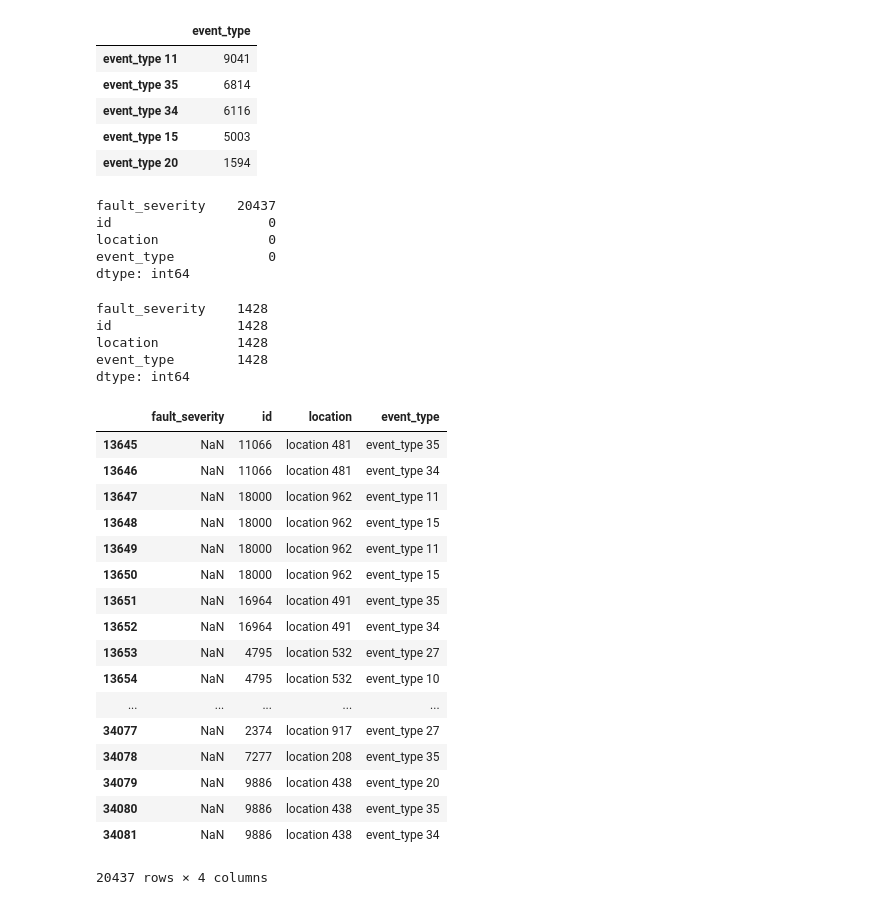
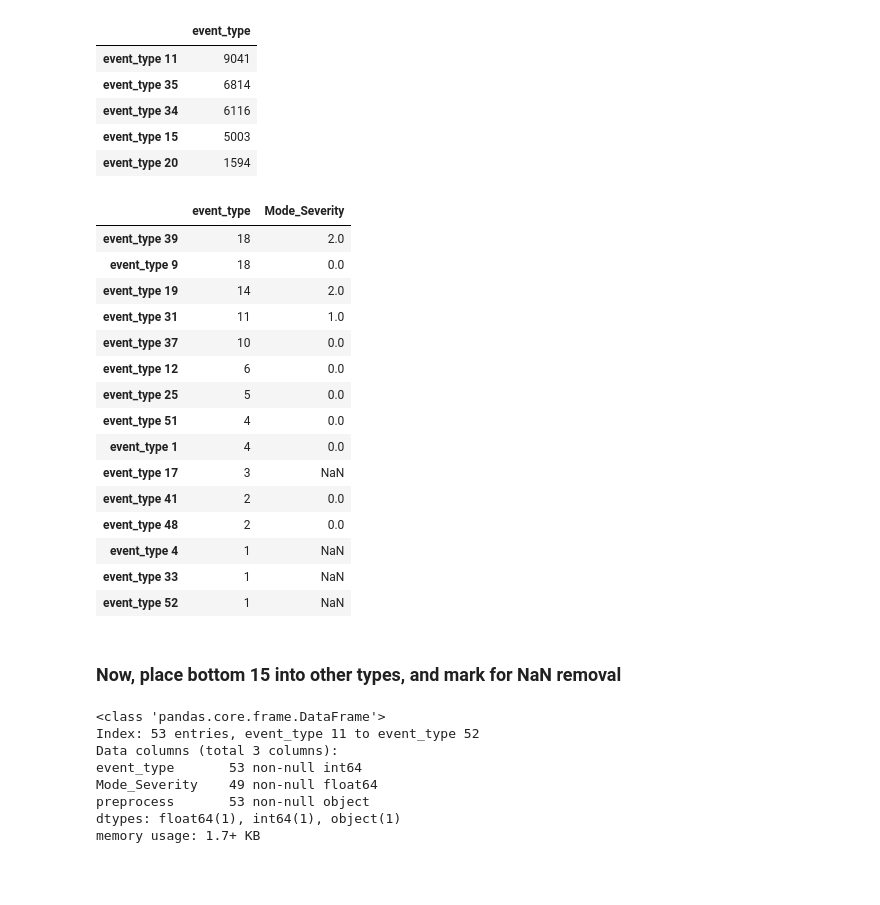
Before and after one commit to noguano/dsi_capstone, a Jupyter notebook: DSI US -5 ATX Capstone.ipynb, the cells around one changed output. Saved outputs shown, nothing was run; the diff lists cells and outputs as text; code cells hidden in the pictures; blank space fills up the shorter version.

```diff
--- a/DSI US -5 ATX Capstone.ipynb
+++ b/DSI US -5 ATX Capstone.ipynb
@@ -178,39 +178,8 @@ event_type_unq.head()
 # these are the top 5 event types.
 # %%
 # now let's deal with the nulls in event_type
-event_type.isnull().sum()
+# event_type.isnull().sum()
-# %% [output]
-fault_severity    20437
-id                    0
-location              0
-event_type            0
-dtype: int64
 # %%
-event_type[event_type.fault_severity==2].count()
+# event_type[event_type.fault_severity==2].count()
-# %% [output]
-fault_severity    1428
-id                1428
-location          1428
-event_type        1428
-dtype: int64
 # %%
-event_type[event_type.isnull().any(axis=1)]
+# event_type[event_type.isnull().any(axis=1)].count()
-# %% [output]
-|  | fault_severity | id | location | event_type |
-| 13645 | NaN | 11066 | location 481 | event_type 35 |
-| 13646 | NaN | 11066 | location 481 | event_type 34 |
-| 13647 | NaN | 18000 | location 962 | event_type 11 |
-| 13648 | NaN | 18000 | location 962 | event_type 15 |
-| 13649 | NaN | 18000 | location 962 | event_type 11 |
-| 13650 | NaN | 18000 | location 962 | event_type 15 |
-| 13651 | NaN | 16964 | location 491 | event_type 35 |
-| 13652 | NaN | 16964 | location 491 | event_type 34 |
-| 13653 | NaN | 4795 | location 532 | event_type 27 |
-| 13654 | NaN | 4795 | location 532 | event_type 10 |
-| ... | ... | ... | ... | ... |
-| 34077 | NaN | 2374 | location 917 | event_type 27 |
-| 34078 | NaN | 7277 | location 208 | event_type 35 |
-| 34079 | NaN | 9886 | location 438 | event_type 20 |
-| 34080 | NaN | 9886 | location 438 | event_type 35 |
-| 34081 | NaN | 9886 | location 438 | event_type 34 |
-20437 rows × 4 columns
@@ -216,0 +189,22 @@ event_type[event_type.isnull().any(axis=1)]
+# %%
+# let's look at the bottom 15 modes
+event_type_unq.iloc[-15:]
+# %% [output]
+|  | event_type | Mode_Severity |
+| event_type 39 | 18 | 2.0 |
+| event_type 9 | 18 | 0.0 |
+| event_type 19 | 14 | 2.0 |
+| event_type 31 | 11 | 1.0 |
+| event_type 37 | 10 | 0.0 |
+| event_type 12 | 6 | 0.0 |
+| event_type 25 | 5 | 0.0 |
+| event_type 51 | 4 | 0.0 |
+| event_type 1 | 4 | 0.0 |
+| event_type 17 | 3 | NaN |
+| event_type 41 | 2 | 0.0 |
+| event_type 48 | 2 | 0.0 |
+| event_type 4 | 1 | NaN |
+| event_type 33 | 1 | NaN |
+| event_type 52 | 1 | NaN |
+# %% [markdown]
+### Now, place bottom 15 into other types, and mark for NaN removal
@@ -216,0 +213,11 @@ event_type[event_type.isnull().any(axis=1)]
+# %%
+event_type_unq.info()
+# %% [output]
+<class 'pandas.core.frame.DataFrame'>
+Index: 53 entries, event_type 11 to event_type 52
+Data columns (total 3 columns):
+event_type       53 non-null int64
+Mode_Severity    49 non-null float64
+preprocess       53 non-null object
+dtypes: float64(1), int64(1), object(1)
+memory usage: 1.7+ KB
```
Also changed, not shown: parts of 13 cells of this notebook.
